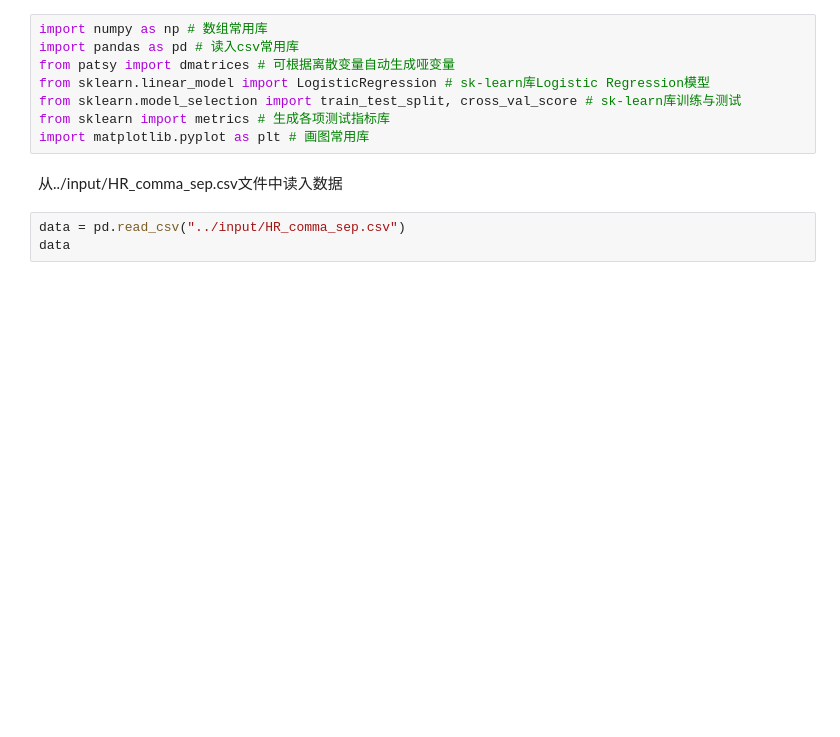
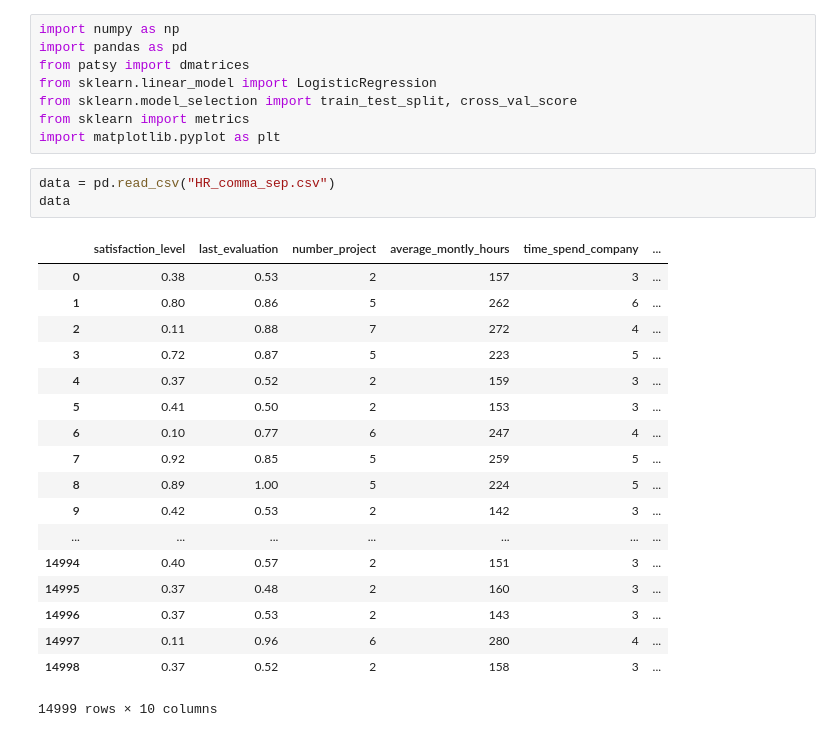
Before and after one commit to yongqiangshen/Kaggle-Machine-Learning-Projects, a Jupyter notebook: 5_LogisticRegression_Project_HR_Employee_Retention/LogisticRegression_HR_Employee_Retention.ipynb, the cells around one changed output. Saved outputs shown, nothing was run; the diff lists cells and outputs as text; blank space fills up the shorter version.

Commit message:
Added Logistic Regression HR Employee Retention project

```diff
--- a/5_LogisticRegression_Project_HR_Employee_Retention/LogisticRegression_HR_Employee_Retention.ipynb
+++ b/5_LogisticRegression_Project_HR_Employee_Retention/LogisticRegression_HR_Employee_Retention.ipynb
@@ -1,15 +1,32 @@
 # %%
-import numpy as np # 数组常用库
-import pandas as pd # 读入csv常用库
-from patsy import dmatrices # 可根据离散变量自动生成哑变量
-from sklearn.linear_model import LogisticRegression # sk-learn库Logistic Regression模型
-from sklearn.model_selection import train_test_split, cross_val_score # sk-learn库训练与测试
-from sklearn import metrics # 生成各项测试指标库
-import matplotlib.pyplot as plt # 画图常用库
+import numpy as np
+import pandas as pd
+from patsy import dmatrices
+from sklearn.linear_model import LogisticRegression
+from sklearn.model_selection import train_test_split, cross_val_score
+from sklearn import metrics
+import matplotlib.pyplot as plt
-# %% [markdown]
-从../input/HR_comma_sep.csv文件中读入数据
 # %%
-data = pd.read_csv("../input/HR_comma_sep.csv")
+data = pd.read_csv("HR_comma_sep.csv")
 data
+# %% [output]
+|  | satisfaction_level | last_evaluation | number_project | average_montly_hours | time_spend_company | ... |
+| 0 | 0.38 | 0.53 | 2 | 157 | 3 | ... |
+| 1 | 0.80 | 0.86 | 5 | 262 | 6 | ... |
+| 2 | 0.11 | 0.88 | 7 | 272 | 4 | ... |
+| 3 | 0.72 | 0.87 | 5 | 223 | 5 | ... |
+| 4 | 0.37 | 0.52 | 2 | 159 | 3 | ... |
+| 5 | 0.41 | 0.50 | 2 | 153 | 3 | ... |
+| 6 | 0.10 | 0.77 | 6 | 247 | 4 | ... |
+| 7 | 0.92 | 0.85 | 5 | 259 | 5 | ... |
+| 8 | 0.89 | 1.00 | 5 | 224 | 5 | ... |
+| 9 | 0.42 | 0.53 | 2 | 142 | 3 | ... |
+| ... | ... | ... | ... | ... | ... | ... |
+| 14994 | 0.40 | 0.57 | 2 | 151 | 3 | ... |
+| 14995 | 0.37 | 0.48 | 2 | 160 | 3 | ... |
+| 14996 | 0.37 | 0.53 | 2 | 143 | 3 | ... |
+| 14997 | 0.11 | 0.96 | 6 | 280 | 4 | ... |
+| 14998 | 0.37 | 0.52 | 2 | 158 | 3 | ... |
+14999 rows × 10 columns
 # %%
 data.dtypes
```
Also changed, not shown: parts of 35 cells of this notebook, 1 other file.
